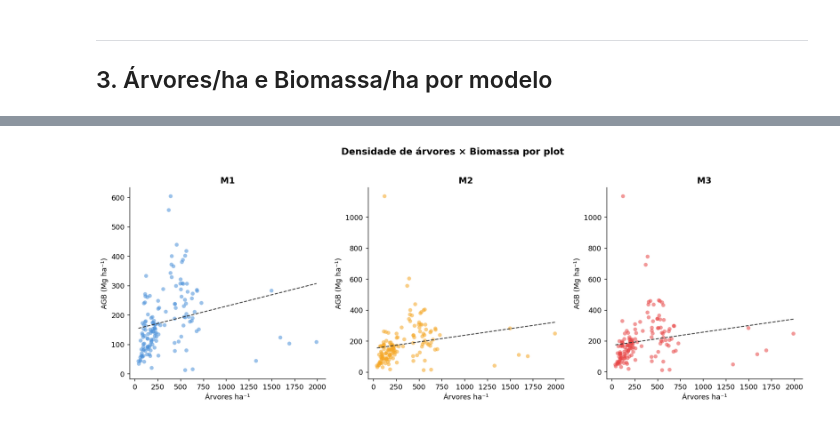
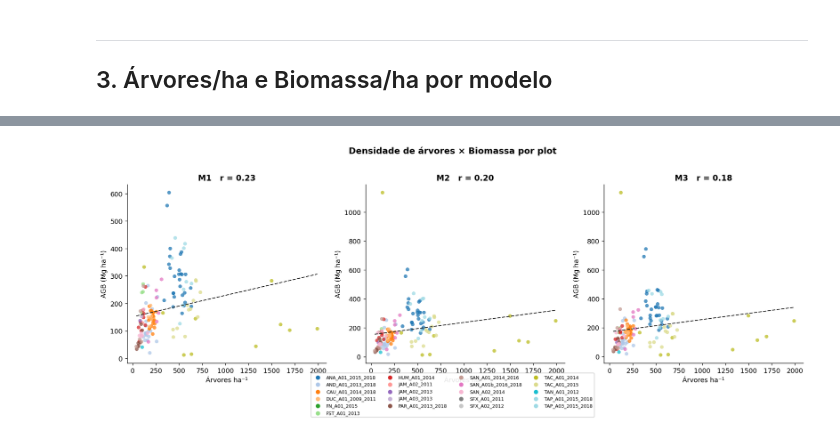
Before and after one commit to dandanjacob/tese-lidar-biomass-prediction, a Jupyter notebook: notebooks/07_biomass_analysis.ipynb, the cells around one changed output, grey strips where cells are left out. Saved outputs shown, nothing was run; the diff lists cells and outputs as text; code cells hidden in the pictures.

```diff
--- a/notebooks/07_biomass_analysis.ipynb
+++ b/notebooks/07_biomass_analysis.ipynb
@@ -12,7 +12,7 @@ from pathlib import Path
 import pandas as pd
 import numpy as np
 import matplotlib.pyplot as plt
-import matplotlib.patches as mpatches
+import matplotlib.cm as cm
 
 ROOT    = Path("..")
 SUMMARY = ROOT / "data/processed/05_biomass/summary.csv"
@@ -23,7 +23,14 @@ plt.rcParams["axes.spines.right"] = False
 
 C_M1, C_M2, C_M3 = "#4a90d9", "#f5a623", "#e84545"
 
-s = pd.read_csv(SUMMARY)
-s["site_short"] = s["site"].str.replace(r"_inventory_plots|_inventory", "", regex=True)
-print(f"Plots: {len(s)} · Sites: {s.site.nunique()} · Com área: {s.area_ha.notna().sum()}")
+df = pd.read_csv(SUMMARY)
+df["site_short"] = df["site"].str.replace(r"_inventory_plots|_inventory", "", regex=True)
+
+# Plots com área válida para cálculo de densidade
+dv = df[df["area_ha"].notna() & (df["area_ha"] > 0)].copy()
+dv["arvores_ha"] = (dv["n_arvores"] / dv["area_ha"]).round(1)
+
+print(f"Total: {len(df)} plots · {df.site.nunique()} sites")
+print(f"Com área: {len(dv)} plots")
+print(f"Árvores: {df.n_arvores.sum():,} (vivas {df.n_arvores_vivas.sum():,} · mortas {df.n_mortas.sum():,} · palmeiras {df.n_palmeiras.sum():,})")
 # %% [output]
@@ -31,2 +40,7 @@ Plots: 150 · Sites: 21 · Com área: 146
+# %%
+# Paleta de cores por site
+sites = sorted(df["site_short"].unique())
+cmap  = cm.get_cmap("tab20", len(sites))
+site_color = {s: cmap(i) for i, s in enumerate(sites)}
 # %% [markdown]
 ---
@@ -210,29 +173,34 @@ SAN_A01b_2016_2018      6      1.5        373   254.2   185.9   183.8   216.6
 # %%
-# Scatter: árvores/ha × AGB/ha (colorido por modelo)
-fig, axes = plt.subplots(1, 3, figsize=(14, 5), sharey=False)
+# Scatter: árvores/ha × AGB/ha por plot, colorido por site
+fig, axes = plt.subplots(1, 3, figsize=(15, 5))
 
 for ax, col, color, title in [
     (axes[0], "agb_m1_Mg_ha", C_M1, "M1"),
     (axes[1], "agb_m2_Mg_ha", C_M2, "M2"),
     (axes[2], "agb_m3_Mg_ha", C_M3, "M3"),
 ]:
-    sv = s_valid.copy()
-    sv["arv_ha"] = sv["n_arvores"] / sv["area_ha"]
-    ax.scatter(sv["arv_ha"], sv[col], alpha=0.55, color=color, s=30, edgecolors="none")
+    sv = dv[["site_short","arvores_ha",col]].dropna()
+    for site in sites:
+        sub = sv[sv["site_short"] == site]
+        ax.scatter(sub["arvores_ha"], sub[col], color=site_color[site],
+                   s=30, alpha=0.75, label=site, edgecolors="none")
 
-    # Linha de tendência
-    mask = sv[col].notna() & sv["arv_ha"].notna()
-    if mask.sum() > 2:
-        z = np.polyfit(sv.loc[mask, "arv_ha"], sv.loc[mask, col], 1)
-        xr = np.linspace(sv["arv_ha"].min(), sv["arv_ha"].max(), 100)
-        ax.plot(xr, np.polyval(z, xr), color="#333", linewidth=1.2, linestyle="--")
+    # Tendência global
+    z = np.polyfit(sv["arvores_ha"], sv[col], 1)
+    xr = np.linspace(sv["arvores_ha"].min(), sv["arvores_ha"].max(), 100)
+    ax.plot(xr, np.polyval(z, xr), color="#333", linewidth=1.3, linestyle="--")
 
+    r = sv[["arvores_ha", col]].corr().iloc[0, 1]
     ax.set_xlabel("Árvores ha⁻¹")
     ax.set_ylabel("AGB (Mg ha⁻¹)")
-    ax.set_title(title, fontweight="bold")
+    ax.set_title(f"{title}   r = {r:.2f}", fontweight="bold")
 
+# Legenda única
+handles = [plt.scatter([],[], color=site_color[s], s=30, label=s) for s in sites]
+fig.legend(handles=handles, loc="lower center", ncol=4, fontsize=7,
+           bbox_to_anchor=(0.5, -0.12), framealpha=0.9)
 plt.suptitle("Densidade de árvores × Biomassa por plot", fontsize=13, fontweight="bold", y=1.02)
 plt.tight_layout()
 plt.show()
 # %% [output]
-[figure, old version]
+[figure, new version]
```
Also changed, not shown: parts of 16 cells of this notebook.
